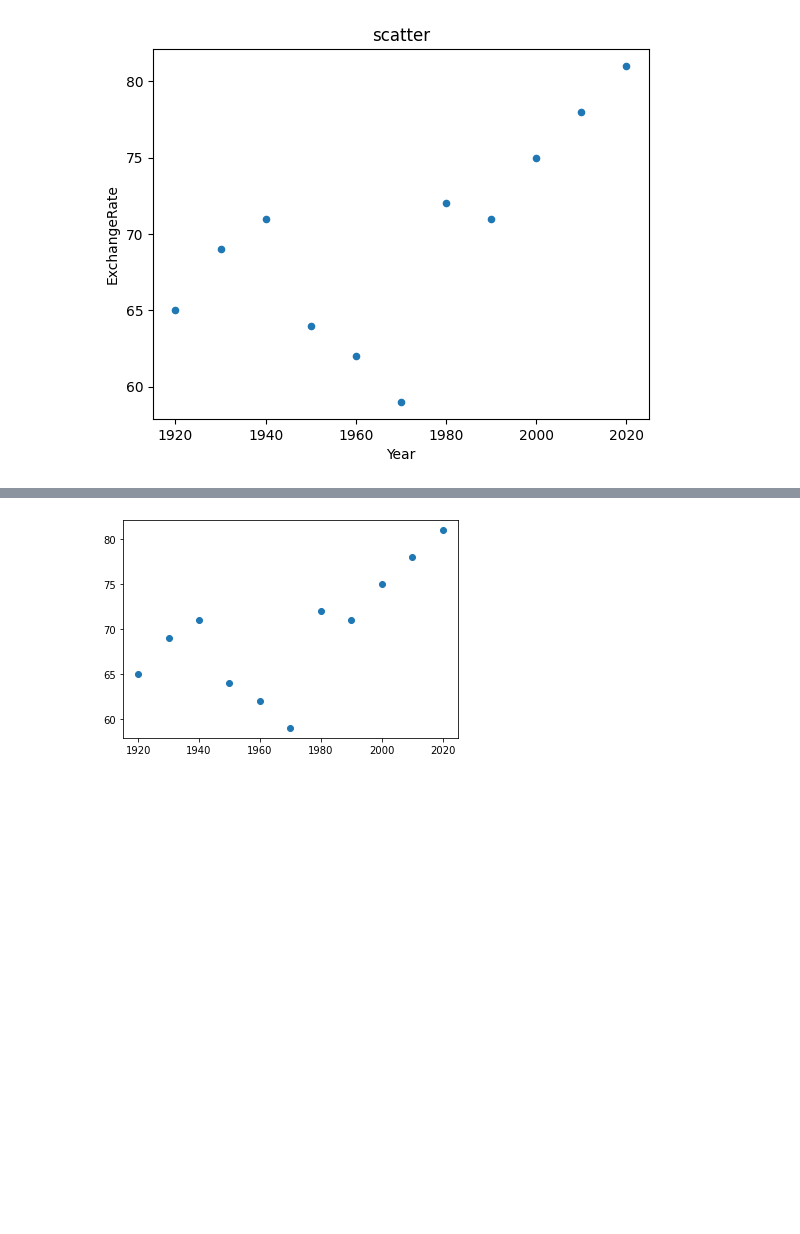
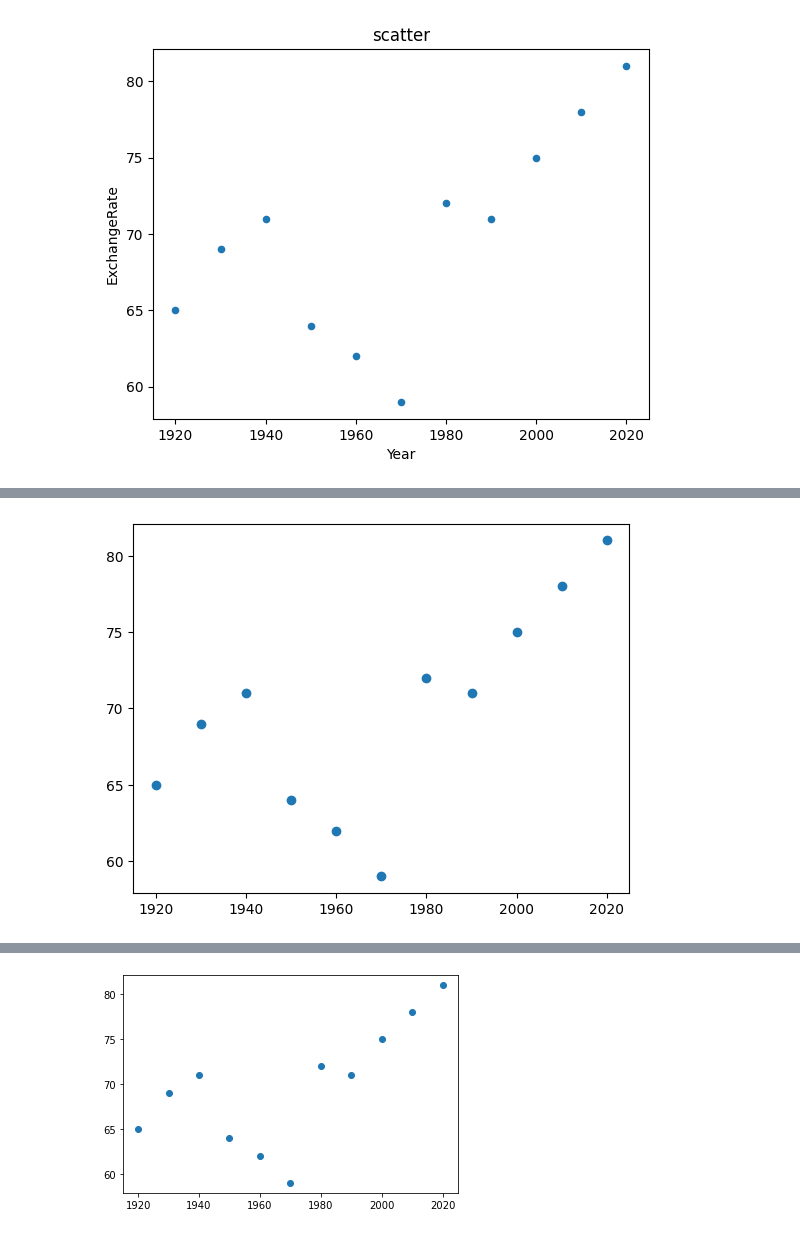
Before and after one commit to cyberslackk/python, a Jupyter notebook: Matplotlib-TL.ipynb, the cells around one changed output, grey strips where cells are left out. Saved outputs shown, nothing was run; the diff lists cells and outputs as text; code cells hidden in the pictures; blank space fills up the shorter version.

```diff
--- a/Matplotlib-TL.ipynb
+++ b/Matplotlib-TL.ipynb
@@ -177,7 +133,0 @@ plt.show()
-# %%
-Data = {'Year': [1920,1930,1940,1950,1960,1970,1980,1990,2000, 2010, 2020],
-       'Exchange Rate': [65, 69, 71, 64, 62, 59, 72, 71, 75, 78, 81]}
-
-df = pd.DataFrame(Data, columns = ['Year', 'Exchange Rate'])
-df.plot(x = 'Year', y = 'Exchange Rate', kind = 'bar')
-plt.show()
@@ -186,7 +133,0 @@ plt.show()
-# %%
-Data = {'Year': [1920,1930,1940,1950,1960,1970,1980,1990,2000, 2010, 2020],
-       'Exchange Rate': [65, 69, 71, 64, 62, 59, 72, 71, 75, 78, 81]}
-
-df = pd.DataFrame(Data, columns = ['Year', 'Exchange Rate'])
-df.plot(x = 'Year', y = 'Exchange Rate', kind = 'scatter')
-plt.show()
@@ -195,3 +190,21 @@ plt.show()
+# %%
+# Use matplotlib method to draw the plot
+# So far we are creating the plot using pandas and showing the plot via matplotlib
+# Now, we will show the plot as well using matplotlib
+
+# plt.scatter(x, y, s=None, c=Yellow, marker=None, alpha=None, label=None)
+# x → values for the X-axis
+# y → values for the Y-axis
+# s → size of the markers (dots)
+# c → color(s) of the markers
+# marker → shape of the marker ('o' = circle, 's' = square, etc.)
+# alpha → transparency (0 = invisible, 1 = solid)
+# label → for legends
+
+plt.scatter(df['Year'], df['ExchangeRate'], s=None,c=None , marker=None, alpha=None, label=None)
+plt.show()
+# %% [output]
+[figure, added]
 # %%
 Data = {'Year': [1920,1930,1940,1950,1960,1970,1980,1990,2000, 2010, 2020],
        'Exchange Rate': [65, 69, 71, 64, 62, 59, 72, 71, 75, 78, 81]}
```
Also changed, not shown: parts of 25 cells of this notebook.
